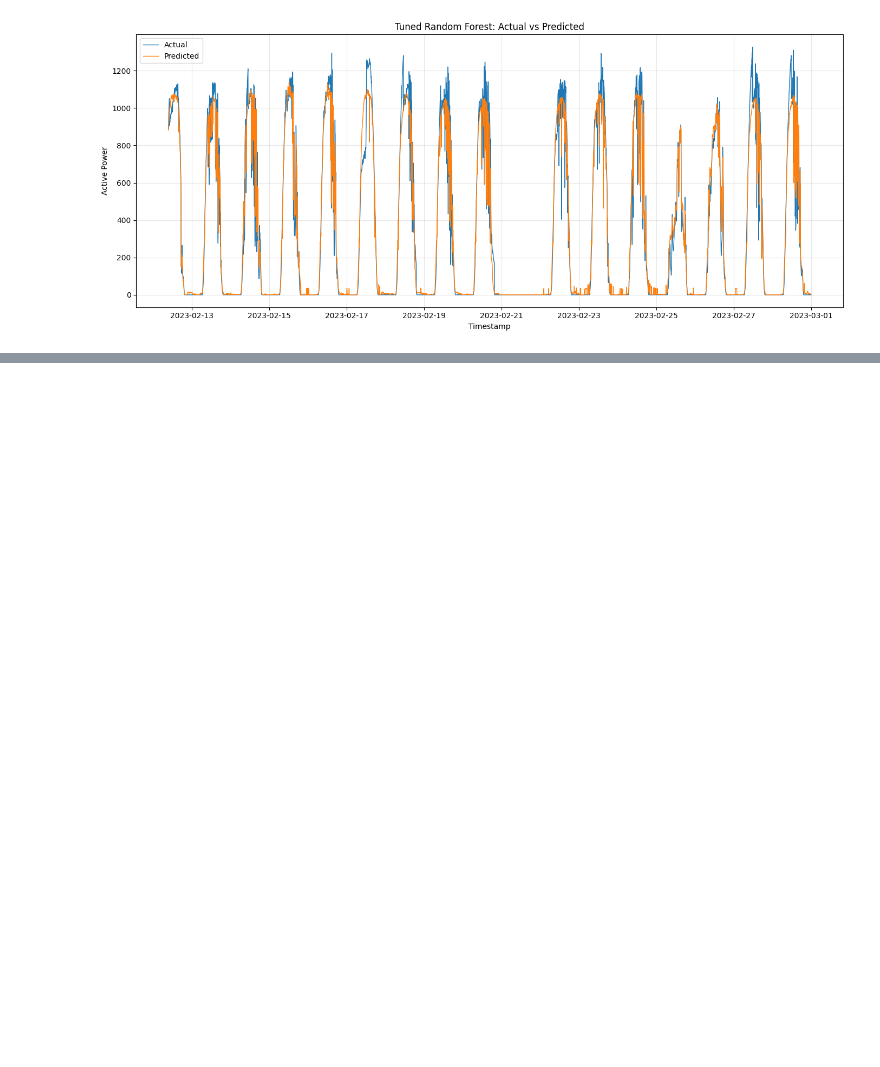
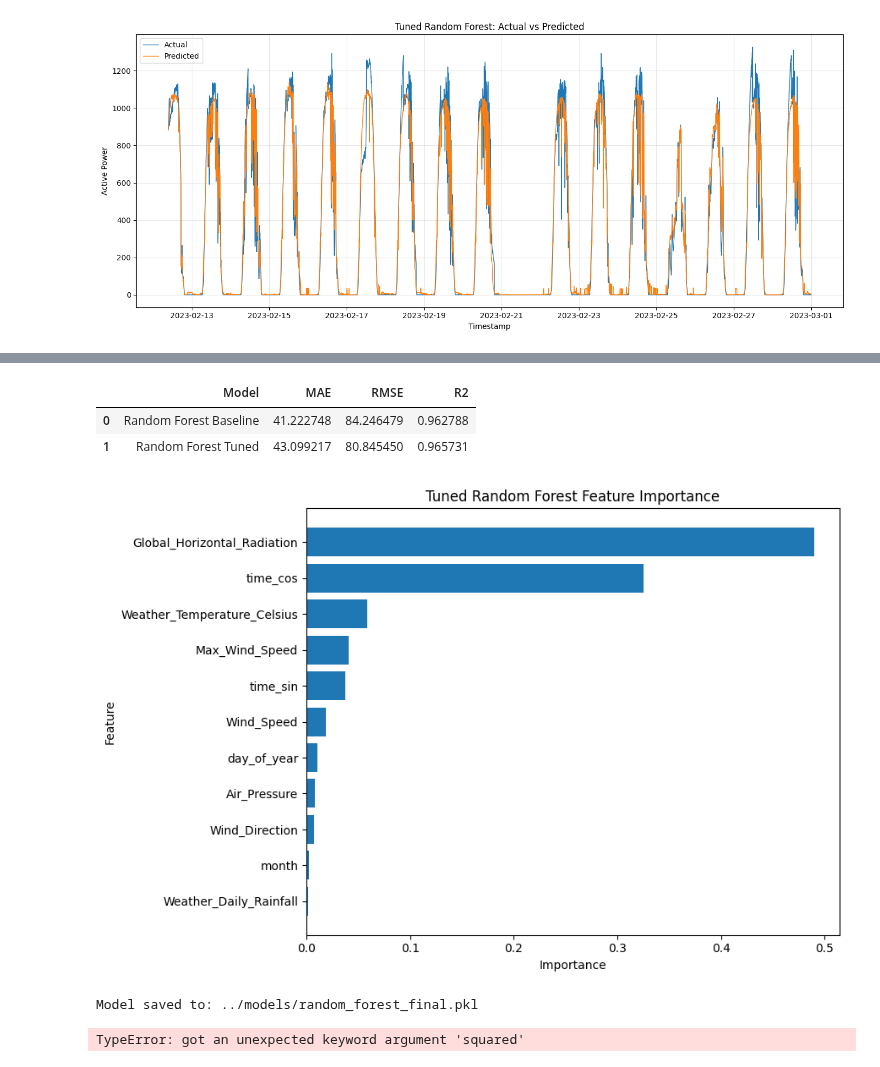
Before and after one commit to galhkoernia/09ProjectData, a Jupyter notebook: notebooks/04_random_forest.ipynb, the cells around one changed output, grey strips where cells are left out. Drawn from its saved outputs; the diff is of its cells as text; code cells hidden in the pictures; blank space fills up the shorter version.

Commit message:
fix: finalization and update docs readme

```diff
--- a/notebooks/04_random_forest.ipynb
+++ b/notebooks/04_random_forest.ipynb
@@ -658,0 +771,79 @@ plt.show()
+# %%
+# Baseline vs Tuned
+comparison = pd.DataFrame({
+    "Model": [
+        "Random Forest Baseline",
+        "Random Forest Tuned"
+    ],
+    "MAE": [
+        41.222748,
+        43.099217
+    ],
+    "RMSE": [
+        84.246479,
+        80.845450
+    ],
+    "R2": [
+        0.962788,
+        0.965731
+    ]
+})
+
+comparison
+# %% [output]
+|  | Model | MAE | RMSE | R2 |
+| 0 | Random Forest Baseline | 41.222748 | 84.246479 | 0.962788 |
+| 1 | Random Forest Tuned | 43.099217 | 80.845450 | 0.965731 |
+# %%
+# Feature Importance Model TUned
+feature_importance_tuned = pd.DataFrame({
+    "Feature": FEATURES,
+    "Importance": best_rf.feature_importances_
+}).sort_values(
+    "Importance",
+    ascending=False
+)
+
+feature_importance_tuned
+
+plt.figure(figsize=(9, 6))
+
+plt.barh(
+    feature_importance_tuned["Feature"],
+    feature_importance_tuned["Importance"]
+)
+
+plt.xlabel("Importance")
+plt.ylabel("Feature")
+plt.title("Tuned Random Forest Feature Importance")
+
+plt.gca().invert_yaxis()
+
+plt.tight_layout()
+plt.show()
+# %% [output]
+[figure, added]
+# %%
+import joblib
+
+MODEL_PATH = "../models/random_forest_final.pkl"
+
+joblib.dump(best_rf, MODEL_PATH)
+
+print(f"Model saved to: {MODEL_PATH}")
+
+metrics_final = {
+    "MAE": mean_absolute_error(y_test, y_pred_tuned),
+    "MSE": mean_squared_error(y_test, y_pred_tuned),
+    "RMSE": mean_squared_error(
+        y_test,
+        y_pred_tuned,
+        squared=False
+    ),
+    "R2": r2_score(y_test, y_pred_tuned)
+}
+
+metrics_final
+# %% [output]
+Model saved to: ../models/random_forest_final.pkl
+TypeError: got an unexpected keyword argument 'squared'
```
Also changed, not shown: parts of 4 cells of this notebook, 3 other files.
